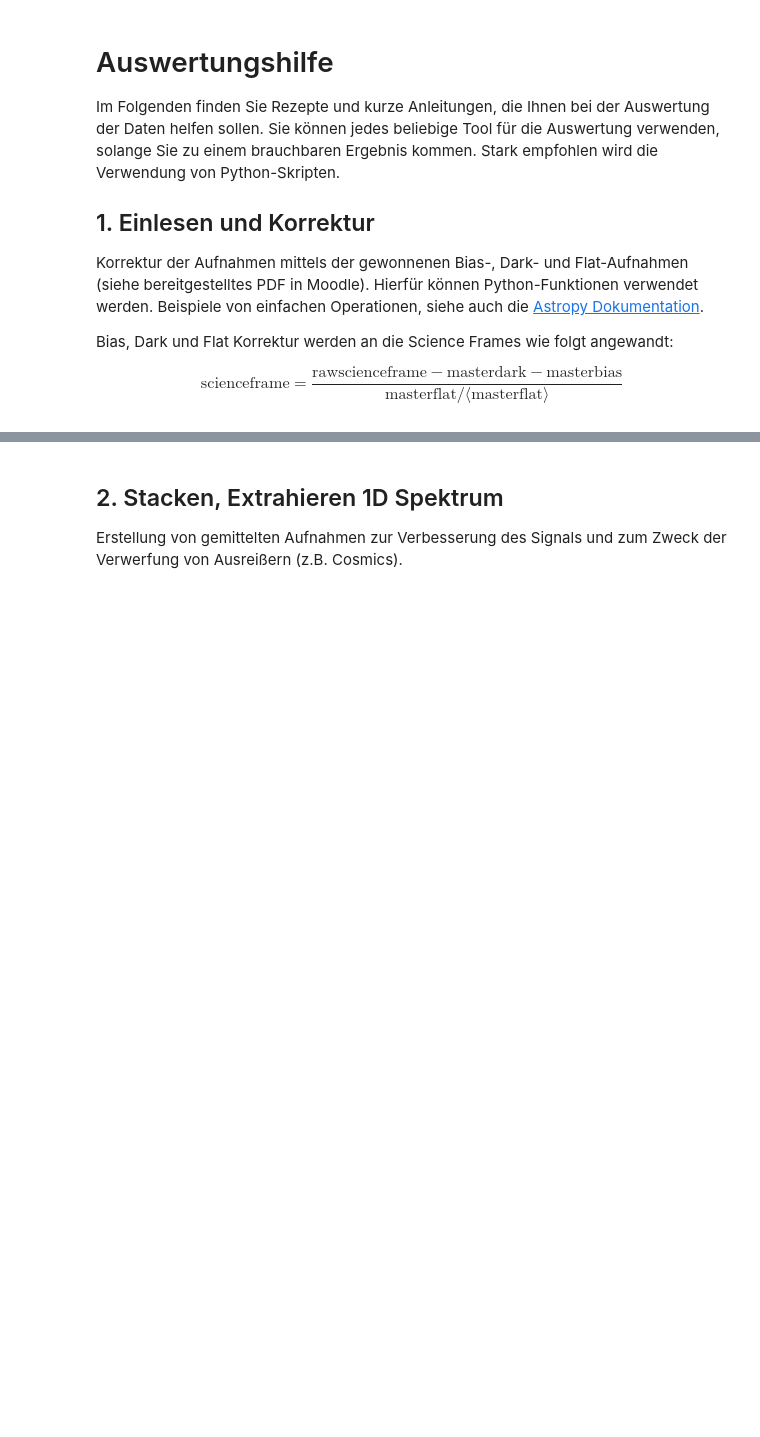
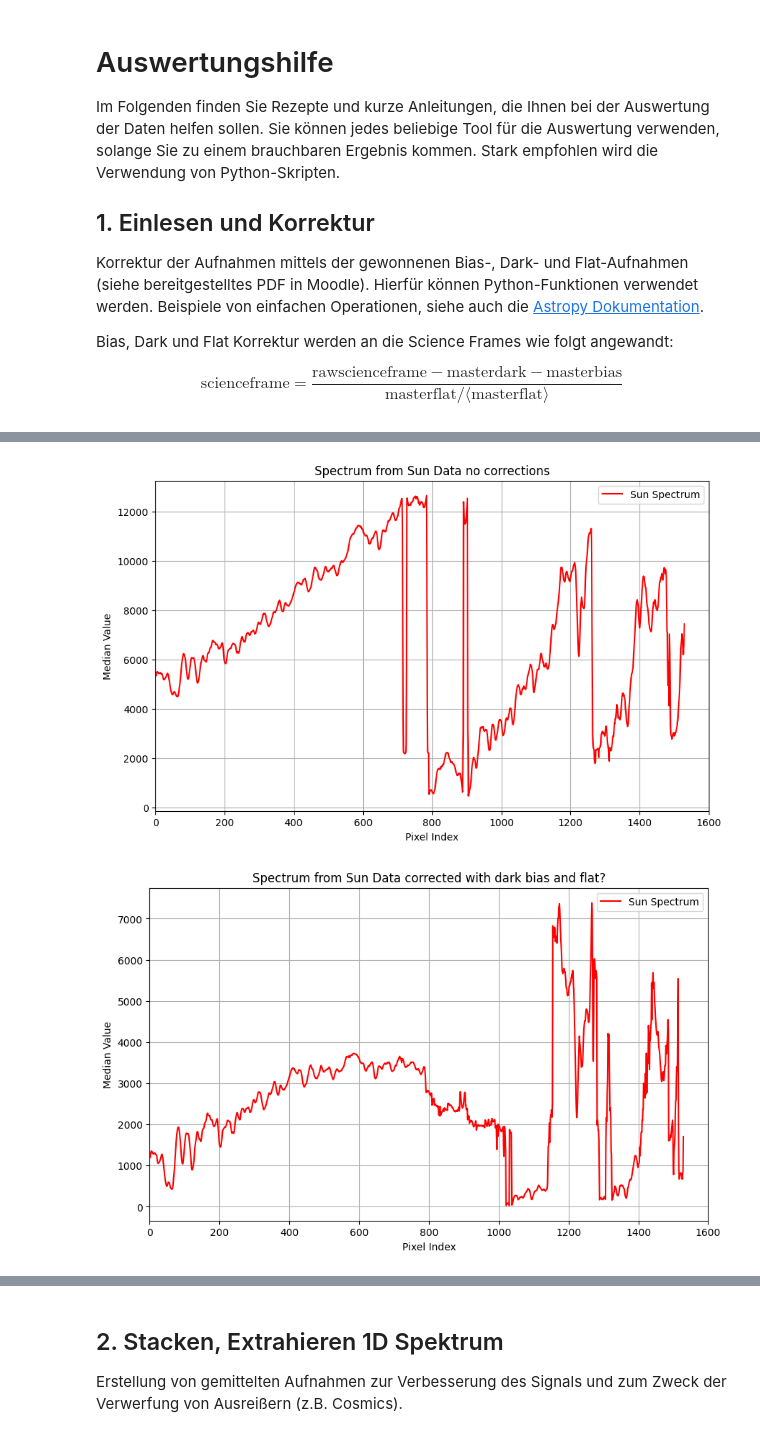
Before and after one commit to samkampitsch/Praktikum, a Jupyter notebook: Auswertungshilfe.ipynb, the cells around one changed output, grey strips where cells are left out. Saved outputs shown, nothing was run; the diff lists cells and outputs as text; code cells hidden in the pictures; blank space fills up the shorter version.

```diff
--- a/Auswertungshilfe.ipynb
+++ b/Auswertungshilfe.ipynb
@@ -109,0 +132,39 @@ np.set_printoptions(threshold=1000)
+# %%
+#tbh no clue unterschied zwischen flatfield glühbirne ? (ist das unsere flatfield daten die wir in den fits haben?)
+# und dem flatfield korregiert mit dem Silver-Nova Spektrographen. ist das das Spektrum.SSM file?? weiter unten dargestellt die daten )
+
+
+
+
+
+
+sun_notcorrected=avg_values_thar[478:579]
+sun_notcorrected[sun_notcorrected < 0] = np.nan
+spectrum_sun_not_corrected = np.nanmedian(sun_notcorrected, axis=0)
+
+plt.figure(figsize=(10, 6))  # Optional: Set the figure size
+plt.plot(x_values, spectrum_sun_not_corrected, label='Sun Spectrum', color='red')  # Plot the spectrum
+plt.xlabel('Pixel Index')  # Label for the x-axis
+plt.ylabel('Median Value')  # Label for the y-axis
+plt.xlim(0, 1600)
+plt.title('Spectrum from Sun Data no corrections')  # Title of the plot
+plt.legend()  # Show the legend
+plt.grid()  # Optional: Add a grid for better readability
+plt.show()
+
+
+plt.figure(figsize=(10, 6))  # Optional: Set the figure size
+plt.plot(x_values, spectrum_sun, label='Sun Spectrum', color='red')  # Plot the spectrum
+plt.xlabel('Pixel Index')  # Label for the x-axis
+plt.ylabel('Median Value')  # Label for the y-axis
+plt.xlim(0, 1600)
+plt.title('Spectrum from Sun Data corrected with dark bias and flat?')  # Title of the plot
+plt.legend()  # Show the legend
+plt.grid()  # Optional: Add a grid for better readability
+plt.show()
+
+
+np.set_printoptions(threshold=1000)
+# %% [output]
+[figure, added]
+[figure, added]
```
Also changed, not shown: parts of 11 cells of this notebook.
